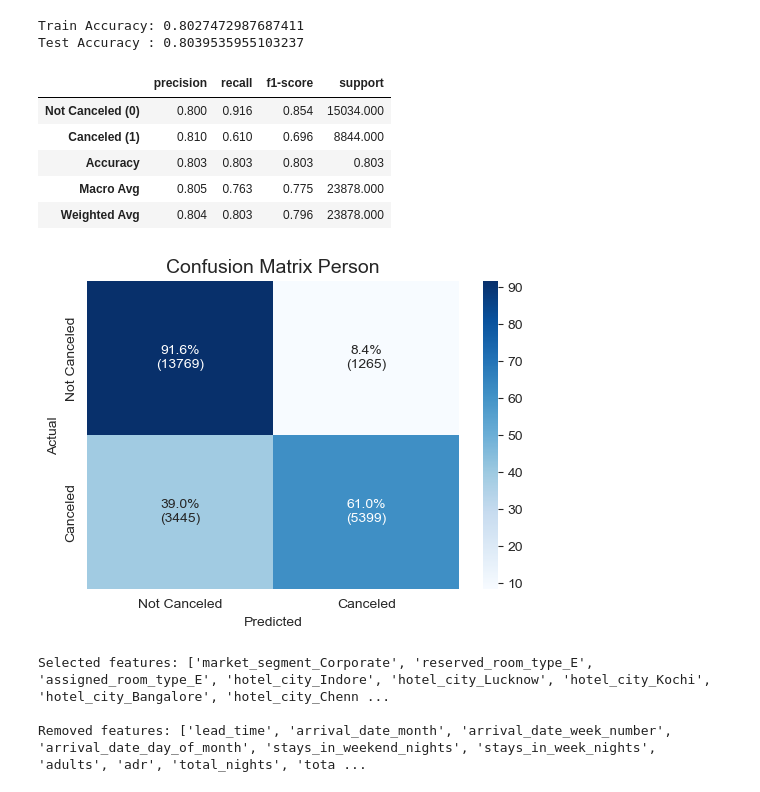
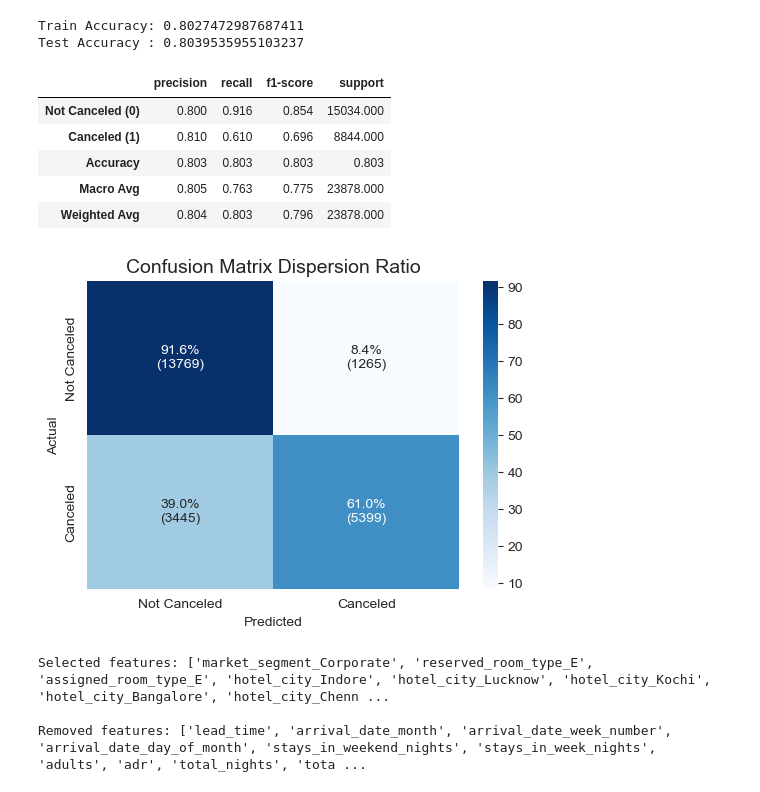
Before and after one commit to markoandjel/Preprocessing, a Jupyter notebook: I seminarski rad/Feature_Selection_Marko_Andjelkovic_1809.ipynb, the cells around one changed output. Saved outputs shown, nothing was run; the diff lists cells and outputs as text; code cells hidden in the pictures.

```diff
--- a/I seminarski rad/Feature_Selection_Marko_Andjelkovic_1809.ipynb
+++ b/I seminarski rad/Feature_Selection_Marko_Andjelkovic_1809.ipynb
@@ -1316,15 +1316,15 @@ Train Accuracy: 0.8027472987687411
 Test Accuracy : 0.8039535955103237
 # %%
 classification_report_table(y_test_dr, y_pred_dr)
-plot_confusion_matrix_percent(y_test_dr, y_pred_dr, title='Confusion Matrix Person')
+plot_confusion_matrix_percent(y_test_dr, y_pred_dr, title='Confusion Matrix Dispersion Ratio')
 # %% [output]
 |  | precision | recall | f1-score | support |
 | Not Canceled (0) | 0.800 | 0.916 | 0.854 | 15034.000 |
 | Canceled (1) | 0.810 | 0.610 | 0.696 | 8844.000 |
 | Accuracy | 0.803 | 0.803 | 0.803 | 0.803 |
 | Macro Avg | 0.805 | 0.763 | 0.775 | 23878.000 |
 | Weighted Avg | 0.804 | 0.803 | 0.796 | 23878.000 |
-[figure, old version]
+[figure, new version]
 # %%
 print("Selected features:", list(top60_dr))
 print("\nRemoved features:", list(features.columns[~features.columns.isin(top60_dr)]))
```
Also changed, not shown: parts of 2 cells of this notebook, 1 other file.
